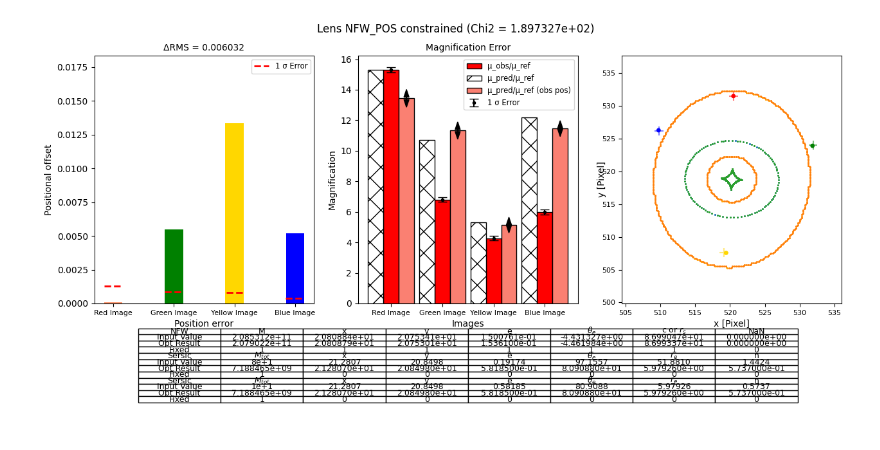
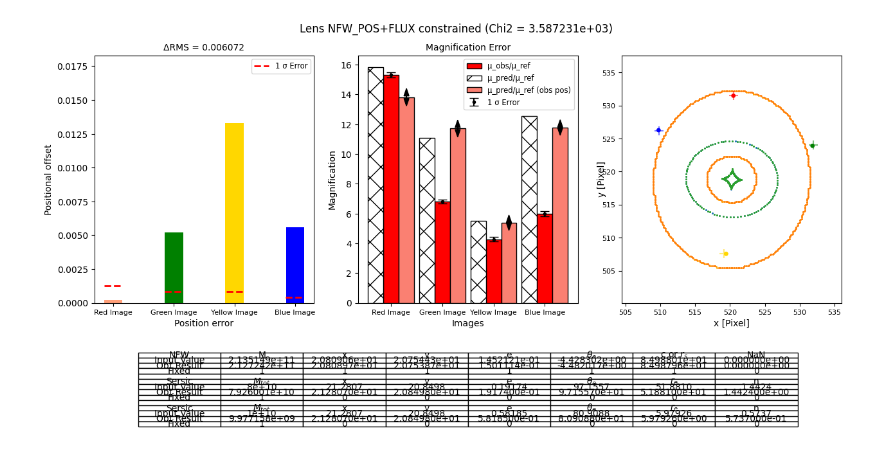
Before and after one commit to romms921/IllustrisTNG-Lens-Modelling, a Jupyter notebook: main_2.ipynb, the cells around one changed output. Drawn from its saved outputs; the diff is of its cells as text; code cells hidden in the pictures.

Commit message:
added plotting table + nfw sersic pos+flux run

```diff
--- a/main_2.ipynb
+++ b/main_2.ipynb
@@ -788,34 +811,34 @@ def critcurve_plot(filename_4, filename_3, pos_output, num_images):
 # %%
-plot_name_1 = 'NFW_POS'
+plot_name_1 = 'NFW_POS+FLUX'
 loc = 'Sersic/NFW/'
 
 if 'POS+FLUX' in plot_name_1 or 'pos+flux' in plot_name_1:
     constraint = 'pos_flux'
 else:
     constraint = 'pos'
 
 filename_0 = loc + constraint + '_point.py'
 filename_1 = 'obs_point/obs_point_(POS).dat'
 filename_2 = 'obs_point/obs_point_(POS+FLUX).dat'
 filename_3 = loc + plot_name_1 + '_crit.dat'
 filename_4 = loc + plot_name_1 + '_point.dat'
 filename_5 = loc + plot_name_1 + '_lens.fits'
 filename_6 = loc + plot_name_1 + '_optresult.dat'
 num_images = 4
 plot_name = plot_name_1
 
 if 'SHEAR' in plot_name or 'shear' in plot_name:
     shear_set = True
 else:
     shear_set = False
 
 if 'FLUX' in plot_name or 'flux' in plot_name or 'Flux' in plot_name:
-    filename_1 = 'obs_point_SIE(POS+FLUX).dat'
+    filename_1 = 'obs_point/obs_point_(POS+FLUX).dat'
 
 glafic_tabular(filename_0, filename_6, save_table_flag = False, shear=shear_set, show_shear=False, show_params=False)
 
 obs_data, pred_data = error_plot(filename_1, filename_2, filename_4, filename_5, plot_name, num_images, table_flag=True, glafic_file_1= filename_0, glafic_file_2=filename_6, shear = shear_set, show_params=False, show_shear=False)
 
 curve_data = critcurve_plot(filename_4, filename_3, pos_output=obs_data, num_images=num_images)
 # %% [output]
-[figure, old version]
+[figure, new version]
```
Also changed, not shown: parts of 3 cells of this notebook, 3 other files.
